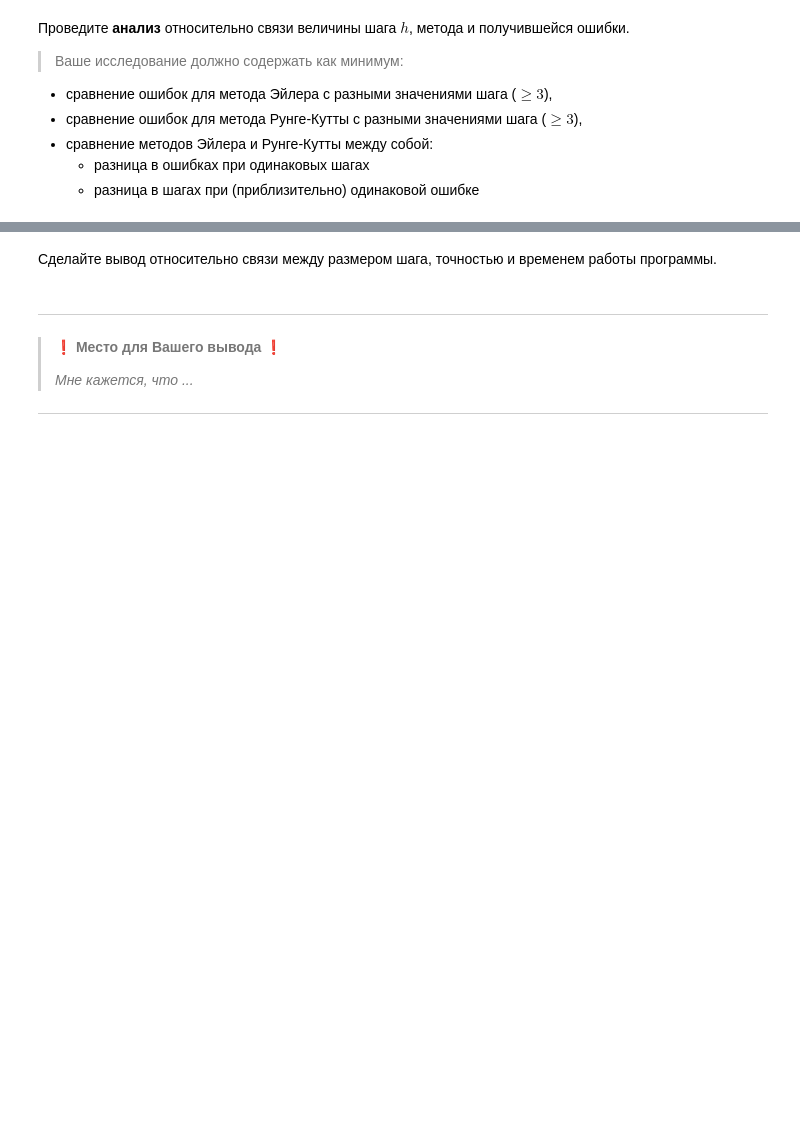
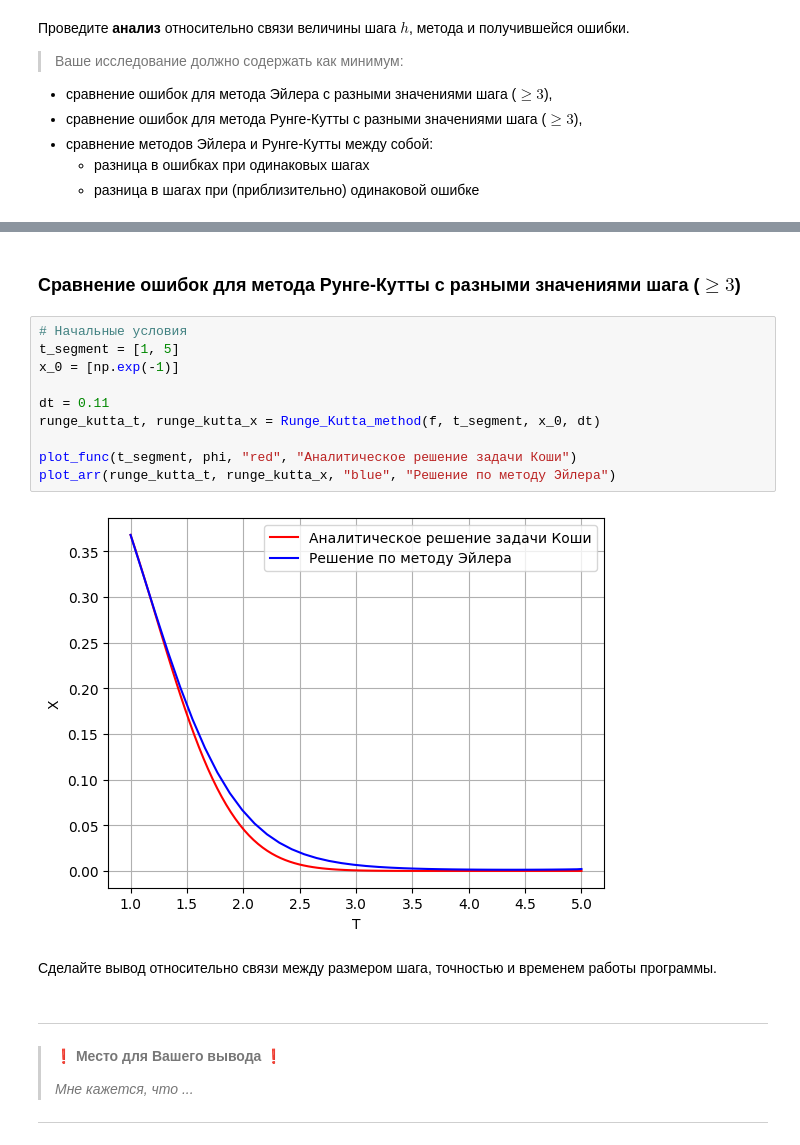
Before and after one commit to dimassolovev/differential-equations, a Jupyter notebook: lab_1.ipynb, the cells around one changed output, grey strips where cells are left out. Saved outputs shown, nothing was run; the diff lists cells and outputs as text; blank space fills up the shorter version.

```diff
--- a/lab_1.ipynb
+++ b/lab_1.ipynb
@@ -226,3 +376,17 @@ def phi(t):
+# %% [markdown]
+### Сравнение ошибок для метода Рунге-Кутты с разными значениями шага ($\geqslant 3$)
+# %%
+# Начальные условия
+t_segment = [1, 5]
+x_0 = [np.exp(-1)]
+
+dt = 0.11
+runge_kutta_t, runge_kutta_x = Runge_Kutta_method(f, t_segment, x_0, dt)
+
+plot_func(t_segment, phi, "red", "Aналитическое решение задачи Коши")
+plot_arr(runge_kutta_t, runge_kutta_x, "blue", "Решение по методу Эйлера")
+# %% [output]
+[figure, added]
 # %% [markdown]
 
 Сделайте вывод относительно связи между размером шага, точностью и временем работы программы.
```
Also changed, not shown: parts of 26 cells of this notebook.
